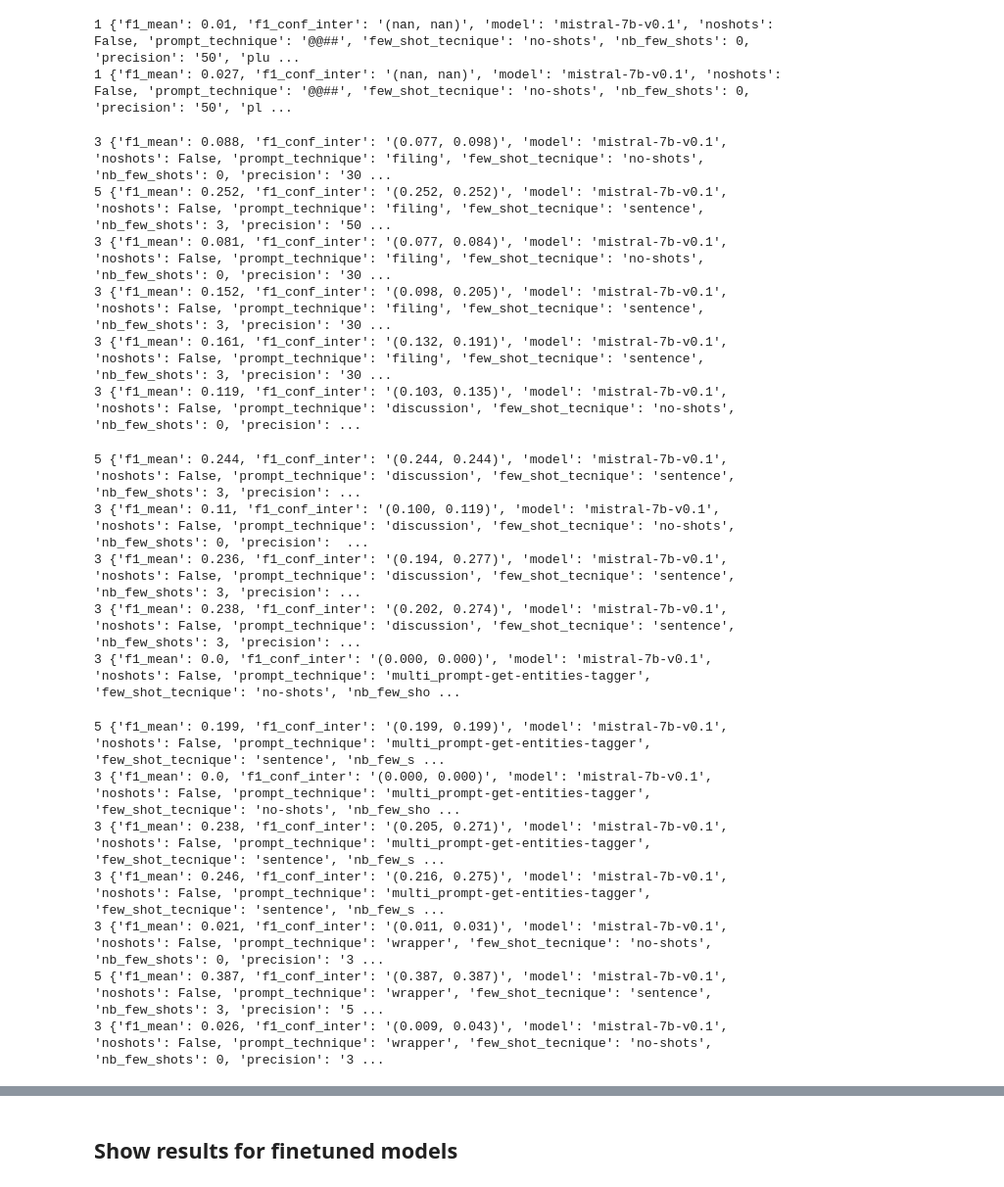
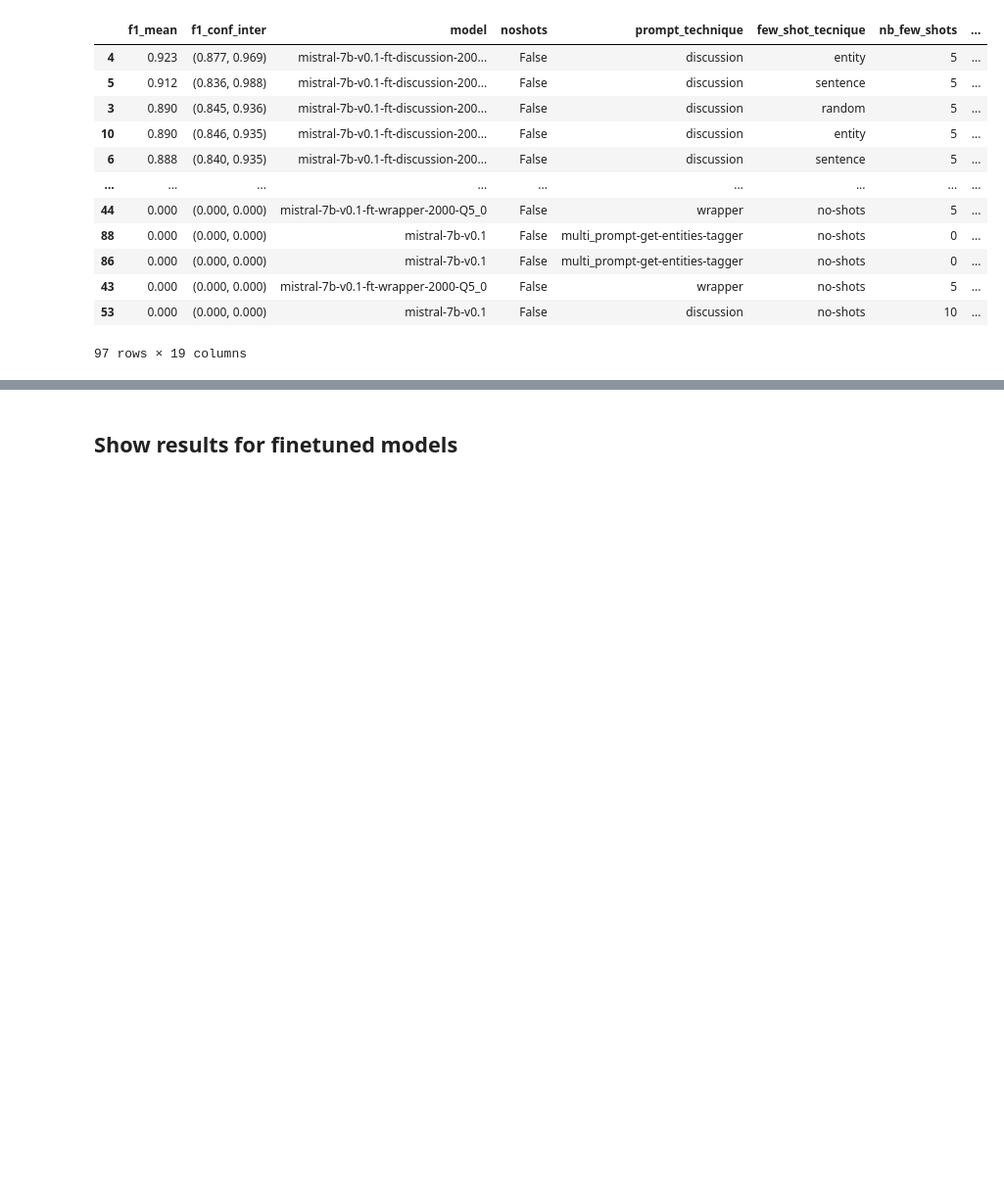
Before and after one commit to MathieuDesponds/Information-extraction-in-official-documents-using-LLMs, a Jupyter notebook: analysing_results.ipynb, the cells around one changed output, grey strips where cells are left out. Shown at 98% size. Saved outputs shown, nothing was run; the diff lists cells and outputs as text; code cells hidden in the pictures; blank space fills up the shorter version.

```diff
--- a/analysing_results.ipynb
+++ b/analysing_results.ipynb
@@ -11,26 +11,19 @@ import matplotlib.pyplot as plt
 %reload_ext autoreload
 %autoreload 2
 # %%
-
-df_results, results = load_all_results(root_directory = "ner/saves/results/ontonote5/mistral-7b-v0.1/", with_results=True)
+df_results = load_all_results(root_directory = "ner/saves/results/ontonote5/mistral-7b-v0.1/")
+df_results
 # %% [output]
+|  | f1_mean | f1_conf_inter | model | noshots | prompt_technique | few_shot_tecnique | nb_few_shots | ... |
+| 4 | 0.923 | (0.877, 0.969) | mistral-7b-v0.1-ft-discussion-200... | False | discussion | entity | 5 | ... |
+| 5 | 0.912 | (0.836, 0.988) | mistral-7b-v0.1-ft-discussion-200... | False | discussion | sentence | 5 | ... |
+| 3 | 0.890 | (0.845, 0.936) | mistral-7b-v0.1-ft-discussion-200... | False | discussion | random | 5 | ... |
+| 10 | 0.890 | (0.846, 0.935) | mistral-7b-v0.1-ft-discussion-200... | False | discussion | entity | 5 | ... |
+| 6 | 0.888 | (0.840, 0.935) | mistral-7b-v0.1-ft-discussion-200... | False | discussion | sentence | 5 | ... |
+| ... | ... | ... | ... | ... | ... | ... | ... | ... |
+| 44 | 0.000 | (0.000, 0.000) | mistral-7b-v0.1-ft-wrapper-2000-Q5_0 | False | wrapper | no-shots | 5 | ... |
+| 88 | 0.000 | (0.000, 0.000) | mistral-7b-v0.1 | False | multi_prompt-get-entities-tagger | no-shots | 0 | ... |
+| 86 | 0.000 | (0.000, 0.000) | mistral-7b-v0.1 | False | multi_prompt-get-entities-tagger | no-shots | 0 | ... |
+| 43 | 0.000 | (0.000, 0.000) | mistral-7b-v0.1-ft-wrapper-2000-Q5_0 | False | wrapper | no-shots | 5 | ... |
+| 53 | 0.000 | (0.000, 0.000) | mistral-7b-v0.1 | False | discussion | no-shots | 10 | ... |
-1 {'f1_mean': 0.01, 'f1_conf_inter': '(nan, nan)', 'model': 'mistral-7b-v0.1', 'noshots': False, 'prompt_technique': '@@##', 'few_shot_tecnique': 'no-shots', 'nb_few_shots': 0, 'precision': '50', 'plu ...
-1 {'f1_mean': 0.027, 'f1_conf_inter': '(nan, nan)', 'model': 'mistral-7b-v0.1', 'noshots': False, 'prompt_technique': '@@##', 'few_shot_tecnique': 'no-shots', 'nb_few_shots': 0, 'precision': '50', 'pl ...
+97 rows × 19 columns
-3 {'f1_mean': 0.088, 'f1_conf_inter': '(0.077, 0.098)', 'model': 'mistral-7b-v0.1', 'noshots': False, 'prompt_technique': 'filing', 'few_shot_tecnique': 'no-shots', 'nb_few_shots': 0, 'precision': '30 ...
-5 {'f1_mean': 0.252, 'f1_conf_inter': '(0.252, 0.252)', 'model': 'mistral-7b-v0.1', 'noshots': False, 'prompt_technique': 'filing', 'few_shot_tecnique': 'sentence', 'nb_few_shots': 3, 'precision': '50 ...
-3 {'f1_mean': 0.081, 'f1_conf_inter': '(0.077, 0.084)', 'model': 'mistral-7b-v0.1', 'noshots': False, 'prompt_technique': 'filing', 'few_shot_tecnique': 'no-shots', 'nb_few_shots': 0, 'precision': '30 ...
-3 {'f1_mean': 0.152, 'f1_conf_inter': '(0.098, 0.205)', 'model': 'mistral-7b-v0.1', 'noshots': False, 'prompt_technique': 'filing', 'few_shot_tecnique': 'sentence', 'nb_few_shots': 3, 'precision': '30 ...
-3 {'f1_mean': 0.161, 'f1_conf_inter': '(0.132, 0.191)', 'model': 'mistral-7b-v0.1', 'noshots': False, 'prompt_technique': 'filing', 'few_shot_tecnique': 'sentence', 'nb_few_shots': 3, 'precision': '30 ...
-3 {'f1_mean': 0.119, 'f1_conf_inter': '(0.103, 0.135)', 'model': 'mistral-7b-v0.1', 'noshots': False, 'prompt_technique': 'discussion', 'few_shot_tecnique': 'no-shots', 'nb_few_shots': 0, 'precision': ...
-5 {'f1_mean': 0.244, 'f1_conf_inter': '(0.244, 0.244)', 'model': 'mistral-7b-v0.1', 'noshots': False, 'prompt_technique': 'discussion', 'few_shot_tecnique': 'sentence', 'nb_few_shots': 3, 'precision': ...
-3 {'f1_mean': 0.11, 'f1_conf_inter': '(0.100, 0.119)', 'model': 'mistral-7b-v0.1', 'noshots': False, 'prompt_technique': 'discussion', 'few_shot_tecnique': 'no-shots', 'nb_few_shots': 0, 'precision':  ...
-3 {'f1_mean': 0.236, 'f1_conf_inter': '(0.194, 0.277)', 'model': 'mistral-7b-v0.1', 'noshots': False, 'prompt_technique': 'discussion', 'few_shot_tecnique': 'sentence', 'nb_few_shots': 3, 'precision': ...
-3 {'f1_mean': 0.238, 'f1_conf_inter': '(0.202, 0.274)', 'model': 'mistral-7b-v0.1', 'noshots': False, 'prompt_technique': 'discussion', 'few_shot_tecnique': 'sentence', 'nb_few_shots': 3, 'precision': ...
-3 {'f1_mean': 0.0, 'f1_conf_inter': '(0.000, 0.000)', 'model': 'mistral-7b-v0.1', 'noshots': False, 'prompt_technique': 'multi_prompt-get-entities-tagger', 'few_shot_tecnique': 'no-shots', 'nb_few_sho ...
-5 {'f1_mean': 0.199, 'f1_conf_inter': '(0.199, 0.199)', 'model': 'mistral-7b-v0.1', 'noshots': False, 'prompt_technique': 'multi_prompt-get-entities-tagger', 'few_shot_tecnique': 'sentence', 'nb_few_s ...
-3 {'f1_mean': 0.0, 'f1_conf_inter': '(0.000, 0.000)', 'model': 'mistral-7b-v0.1', 'noshots': False, 'prompt_technique': 'multi_prompt-get-entities-tagger', 'few_shot_tecnique': 'no-shots', 'nb_few_sho ...
-3 {'f1_mean': 0.238, 'f1_conf_inter': '(0.205, 0.271)', 'model': 'mistral-7b-v0.1', 'noshots': False, 'prompt_technique': 'multi_prompt-get-entities-tagger', 'few_shot_tecnique': 'sentence', 'nb_few_s ...
-3 {'f1_mean': 0.246, 'f1_conf_inter': '(0.216, 0.275)', 'model': 'mistral-7b-v0.1', 'noshots': False, 'prompt_technique': 'multi_prompt-get-entities-tagger', 'few_shot_tecnique': 'sentence', 'nb_few_s ...
-3 {'f1_mean': 0.021, 'f1_conf_inter': '(0.011, 0.031)', 'model': 'mistral-7b-v0.1', 'noshots': False, 'prompt_technique': 'wrapper', 'few_shot_tecnique': 'no-shots', 'nb_few_shots': 0, 'precision': '3 ...
-5 {'f1_mean': 0.387, 'f1_conf_inter': '(0.387, 0.387)', 'model': 'mistral-7b-v0.1', 'noshots': False, 'prompt_technique': 'wrapper', 'few_shot_tecnique': 'sentence', 'nb_few_shots': 3, 'precision': '5 ...
-3 {'f1_mean': 0.026, 'f1_conf_inter': '(0.009, 0.043)', 'model': 'mistral-7b-v0.1', 'noshots': False, 'prompt_technique': 'wrapper', 'few_shot_tecnique': 'no-shots', 'nb_few_shots': 0, 'precision': '3 ...
```
Also changed, not shown: parts of 4 cells of this notebook, 4 other files.
